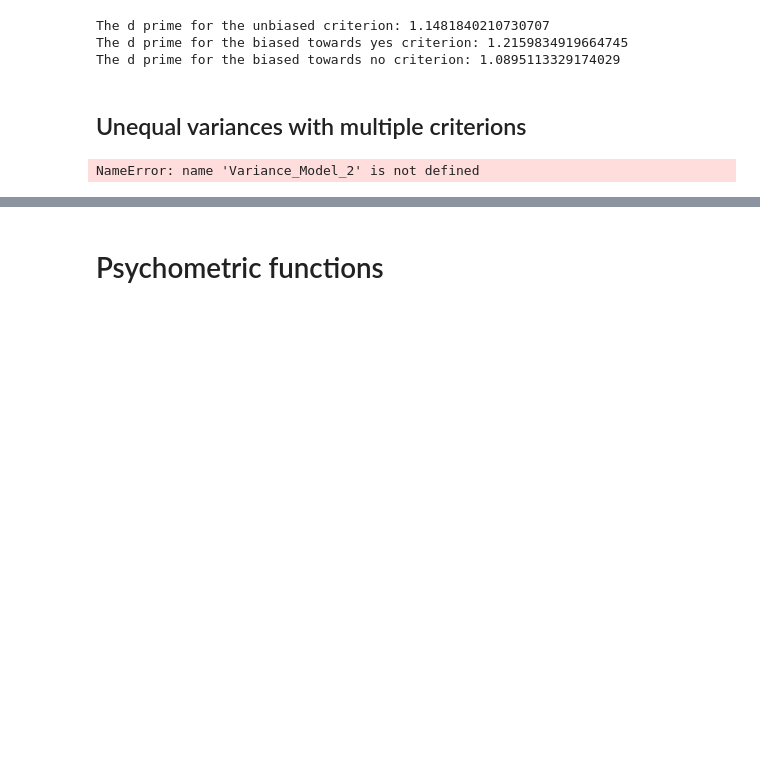
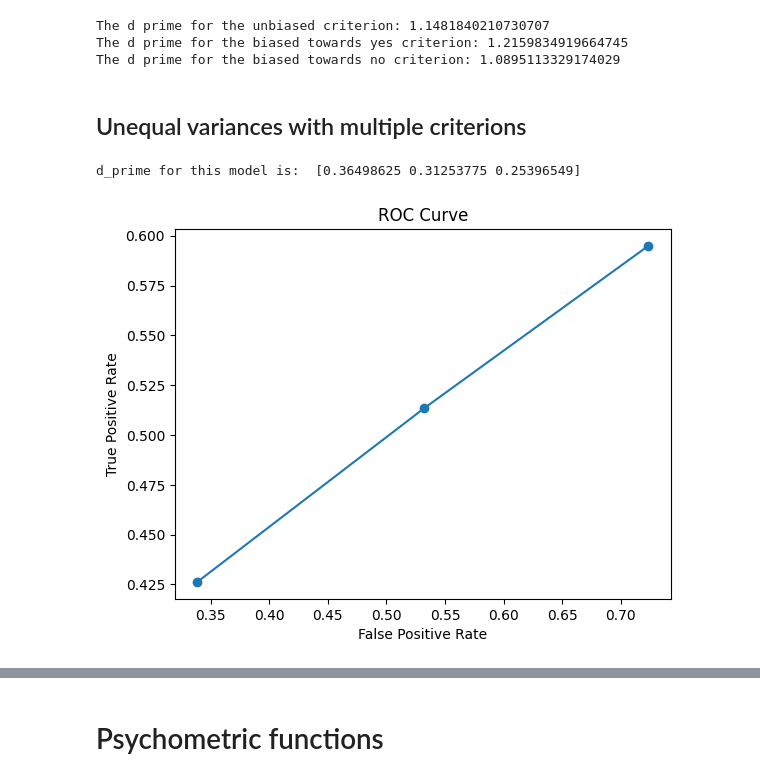
Before and after one commit to s180820/02458_Cognitive_Modelling, a Jupyter notebook: Exam/playground.ipynb, the cells around one changed output, grey strips where cells are left out. Drawn from its saved outputs; the diff is of its cells as text; code cells hidden in the pictures; blank space fills up the shorter version.

```diff
--- a/Exam/playground.ipynb
+++ b/Exam/playground.ipynb
@@ -29,8 +29,17 @@ The d prime for the biased towards no criterion: 1.0895113329174029
 # %%
 cs = [0.2, 0.5, 0.8]
 model = Variance_Model_2(100, 50, 1, cs)
+
+tps, fps, tns, fns = model.simulate(return_tp_fp=True)
-# %% [output]
-NameError: name 'Variance_Model_2' is not defined
+# %%
+roc1 = ROC(np.array(tps), np.array(fps), np.array(tns), np.array(fns))
+
+roc1.d_prime(50)
+
+roc1.plot_ROC(inverse=False)
+# %% [output]
+d_prime for this model is:  [0.36498625 0.31253775 0.25396549]
+[figure, added]
 # %%
 model.plot_histogram()
 # %% [output]
```
Also changed, not shown: parts of 1 cell of this notebook, 1 other file.
